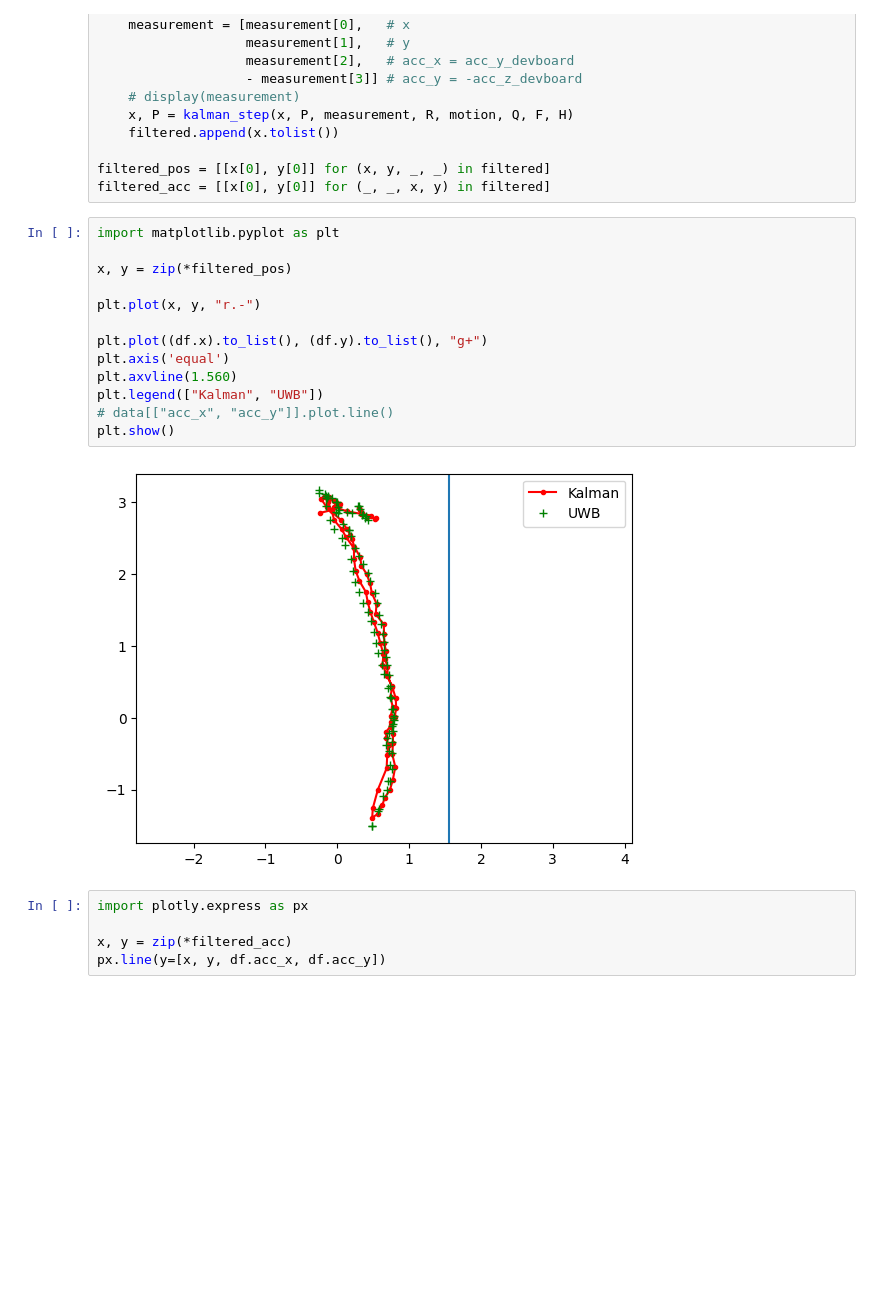
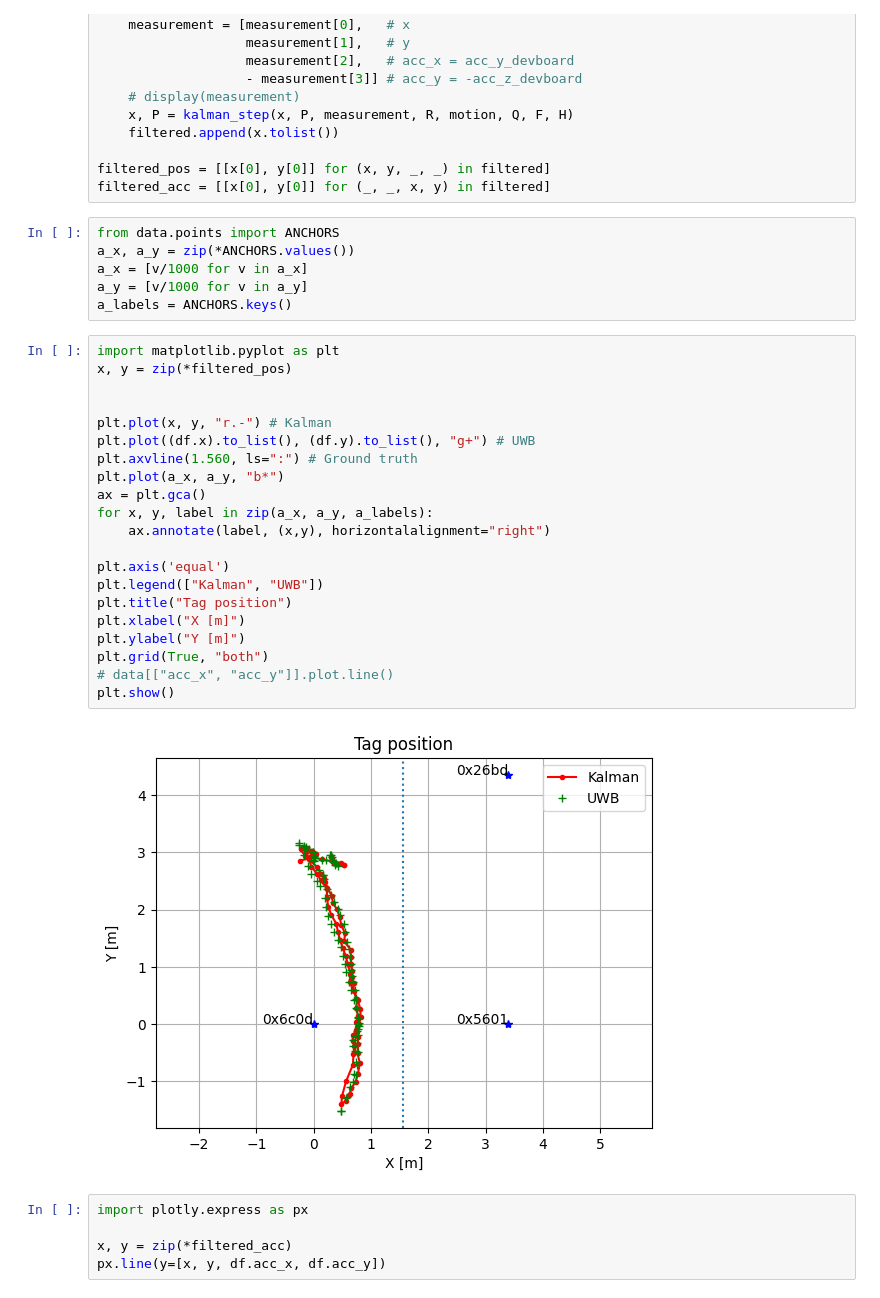
Before and after one commit to piotrs112/uwb-rs, a Jupyter notebook: data-processing/kalman.ipynb, the cells around one changed output. Drawn from its saved outputs; the diff is of its cells as text; blank space fills up the shorter version.

Commit message:
Kalman with error measurement

```diff
--- a/data-processing/kalman.ipynb
+++ b/data-processing/kalman.ipynb
@@ -59,21 +59,35 @@ for _, measurement in data[["x", "y", "acc_y", "acc_z"]].iterrows():
 
 filtered_pos = [[x[0], y[0]] for (x, y, _, _) in filtered]
 filtered_acc = [[x[0], y[0]] for (_, _, x, y) in filtered]
+# %%
+from data.points import ANCHORS
+a_x, a_y = zip(*ANCHORS.values())
+a_x = [v/1000 for v in a_x]
+a_y = [v/1000 for v in a_y]
+a_labels = ANCHORS.keys()
 # %%
 import matplotlib.pyplot as plt
-
 x, y = zip(*filtered_pos)
 
-plt.plot(x, y, "r.-")
 
-plt.plot((df.x).to_list(), (df.y).to_list(), "g+")
+plt.plot(x, y, "r.-") # Kalman
+plt.plot((df.x).to_list(), (df.y).to_list(), "g+") # UWB
+plt.axvline(1.560, ls=":") # Ground truth
+plt.plot(a_x, a_y, "b*")
+ax = plt.gca()
+for x, y, label in zip(a_x, a_y, a_labels):
+    ax.annotate(label, (x,y), horizontalalignment="right")
+
 plt.axis('equal')
-plt.axvline(1.560)
 plt.legend(["Kalman", "UWB"])
+plt.title("Tag position")
+plt.xlabel("X [m]")
+plt.ylabel("Y [m]")
+plt.grid(True, "both")
 # data[["acc_x", "acc_y"]].plot.line()
 plt.show()
 # %% [output]
-[figure, old version]
+[figure, new version]
 # %%
 import plotly.express as px
 
```
Also changed, not shown: parts of 1 cell of this notebook, 6 other files.
